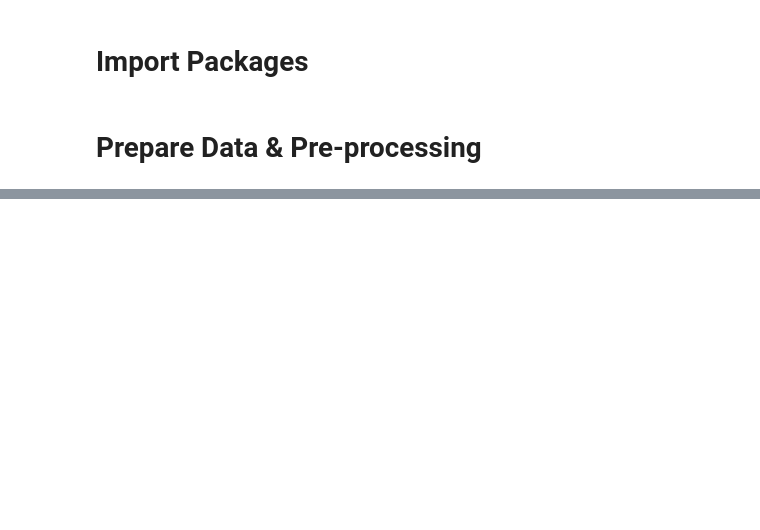
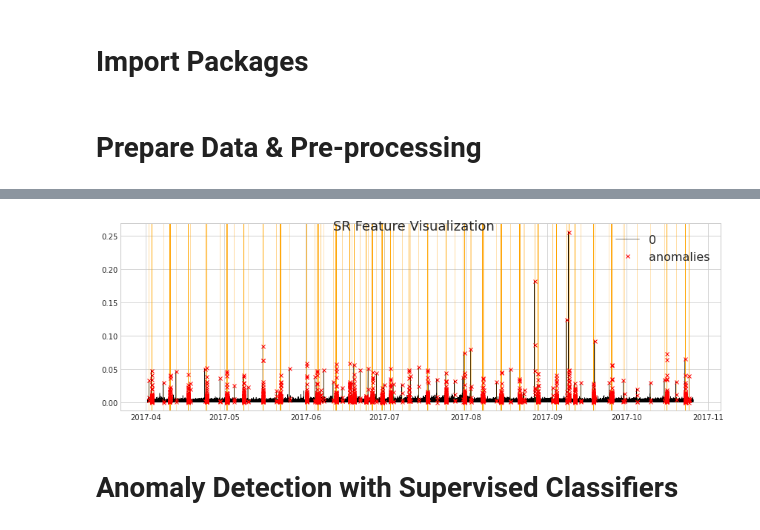
Before and after one commit to TrellixVulnTeam/PyADTS_LKUQ, a Jupyter notebook: notebooks/demo.ipynb, the cells around one changed output, grey strips where cells are left out. Saved outputs shown, nothing was run; the diff lists cells and outputs as text; code cells hidden in the pictures; blank space fills up the shorter version.

```diff
--- a/notebooks/demo.ipynb
+++ b/notebooks/demo.ipynb
@@ -38,0 +90,2 @@ fig.show()
+# %%
+features = get_all_features(data_df, get_stl=False, window_list=[10, 100])
@@ -38,0 +101,5 @@ fig.show()
+# %%
+fig = plot_series(features.iloc[:, 0:1], meta_df.iloc[-features.shape[0]:,:], title='SR Feature Visualization')
+fig.show()
+# %% [output]
+[figure, added]
@@ -38,0 +110,2 @@ fig.show()
+# %% [markdown]
+# Anomaly Detection with Supervised Classifiers
```
Also changed, not shown: parts of 29 cells of this notebook, 16 other files.
